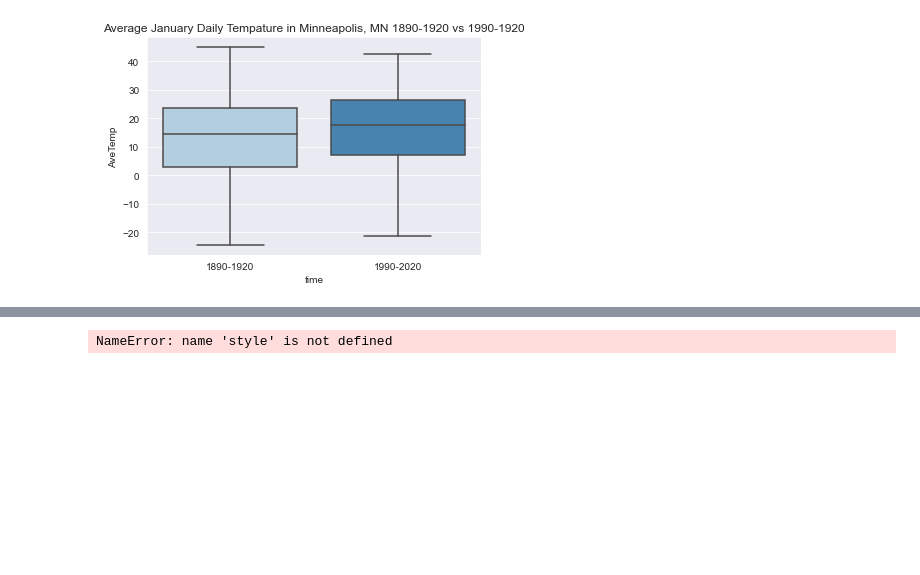
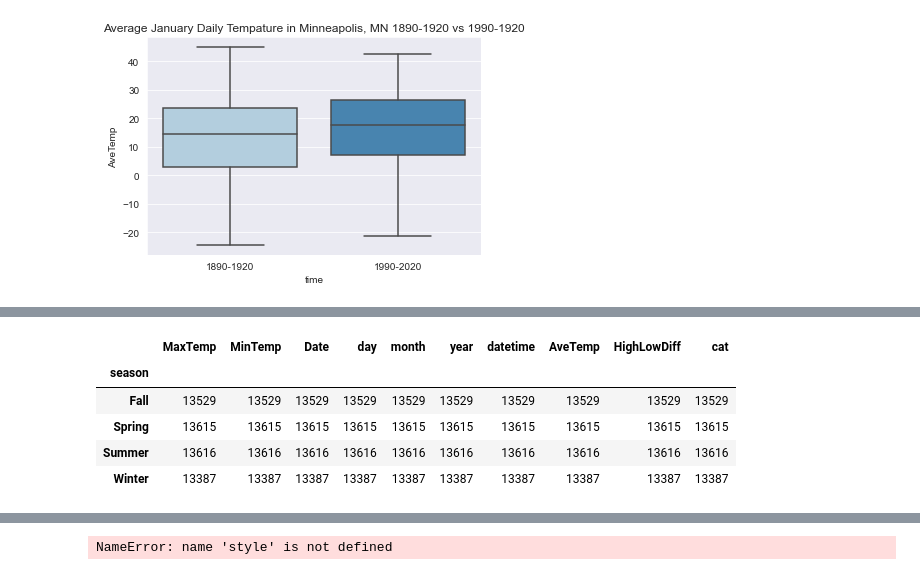
Before and after one commit to searanch/Minneapolis-Historical-Weather, a Jupyter notebook: msp_winter.ipynb, the cells around one changed output, grey strips where cells are left out. Saved outputs shown, nothing was run; the diff lists cells and outputs as text; code cells hidden in the pictures; blank space fills up the shorter version.

```diff
--- a/msp_winter.ipynb
+++ b/msp_winter.ipynb
@@ -164,0 +216,9 @@ Text(0.5, 1.0, 'Average January Daily Tempature in Minneapolis, MN 1890-1920 vs
+# %%
+temps.groupby('season').count()
+# %% [output]
+|  | MaxTemp | MinTemp | Date | day | month | year | datetime | AveTemp | HighLowDiff | cat |
+| season |  |  |  |  |  |  |  |  |  |  |
+| Fall | 13529 | 13529 | 13529 | 13529 | 13529 | 13529 | 13529 | 13529 | 13529 | 13529 |
+| Spring | 13615 | 13615 | 13615 | 13615 | 13615 | 13615 | 13615 | 13615 | 13615 | 13615 |
+| Summer | 13616 | 13616 | 13616 | 13616 | 13616 | 13616 | 13616 | 13616 | 13616 | 13616 |
+| Winter | 13387 | 13387 | 13387 | 13387 | 13387 | 13387 | 13387 | 13387 | 13387 | 13387 |
```
Also changed, not shown: parts of 18 cells of this notebook.
